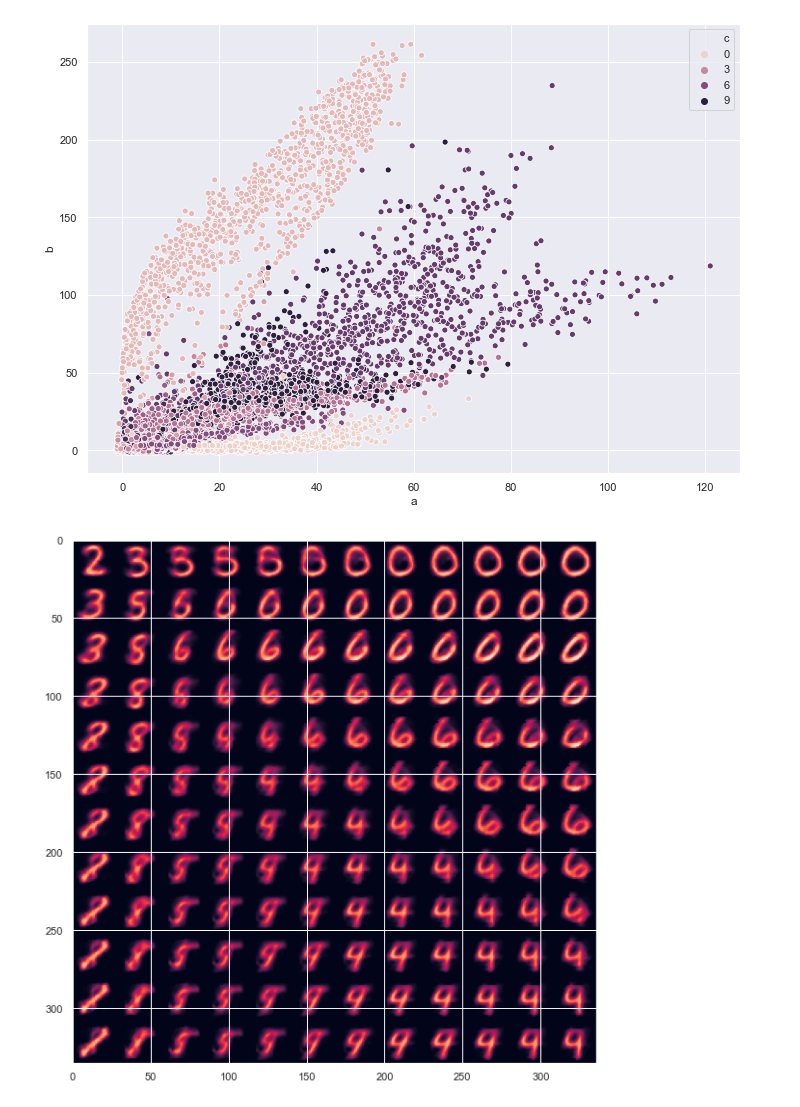
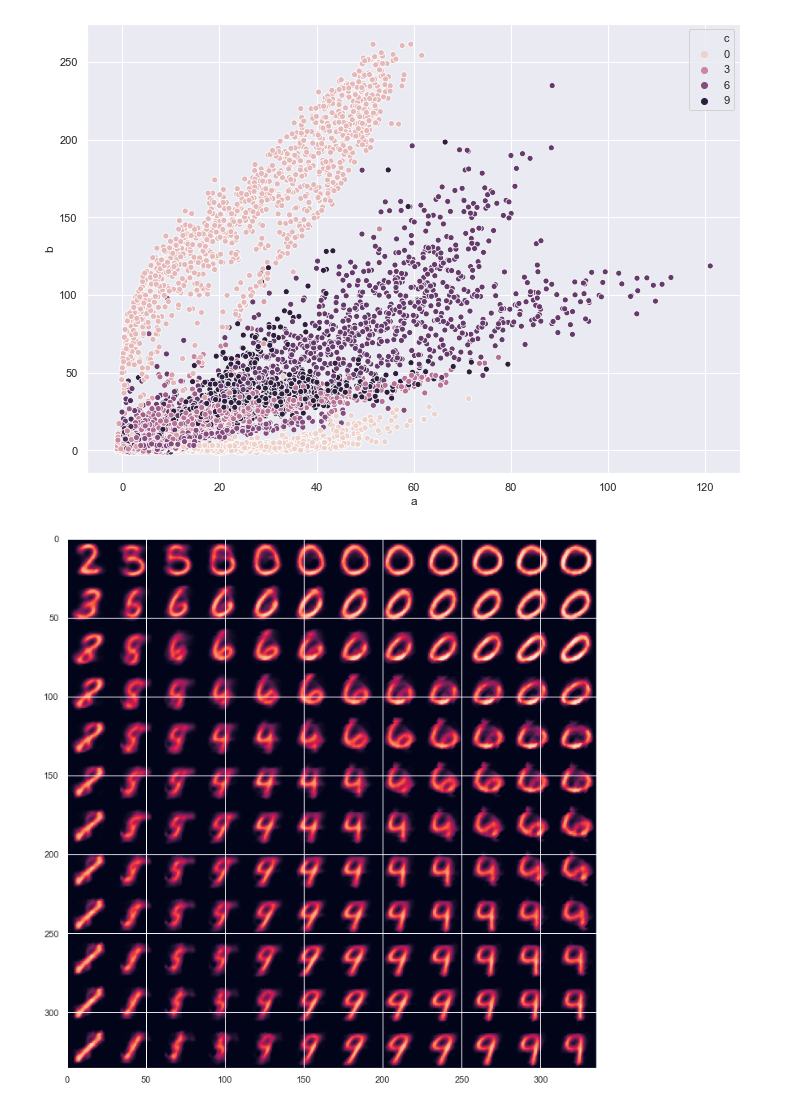
Before and after one commit to AStoeffelbauer/PyTorchTraining, a Jupyter notebook: Autoencoder.ipynb, the cells around one changed output. Saved outputs shown, nothing was run; the diff lists cells and outputs as text; code cells hidden in the pictures.

```diff
--- a/Autoencoder.ipynb
+++ b/Autoencoder.ipynb
@@ -156,3 +158,19 @@ sns.scatterplot(x='a', y='b', hue='c', data=df)
 # %% [output]
 <matplotlib.axes._subplots.AxesSubplot at 0x...>
 [figure]
+# %%
+# PCA dimensionality reduction
+from sklearn.decomposition import PCA
+
+n = 10000
+
+pca = PCA(n_components = 2)
+X2D = pca.fit_transform(emb[:n])
+
+labels_clean = np.where(y_test==1)[1]
+df = pd.DataFrame(data=X2D)
+df[2] = labels_clean[:n]
+df.columns = ['a', 'b', 'c']
+
+sns.set(rc={'figure.figsize':(11.7,8.27)})
+sns.scatterplot(x='a', y='b', hue='c', data=df)
@@ -293,17 +351,17 @@ grid_y = np.linspace(0, 40, n)
 # %%
 digit_size = 28
 figure = np.zeros((digit_size * n, digit_size * n))
 
 for i, yi in enumerate(grid_x):
     for j, xi in enumerate(grid_y):
-        z_sample = np.array([[xi, yi]]) * .5
+        z_sample = np.array([[xi, yi]]) * .8
         x_decoded = decoder.predict(z_sample)
         digit = x_decoded[0].reshape(digit_size, digit_size)
         figure[i * digit_size: (i + 1) * digit_size,
                j * digit_size: (j + 1) * digit_size] = digit
 
-plt.figure(figsize=(10, 10))
+plt.figure(figsize=(n, n))
 plt.imshow(figure)
 plt.show()
 # %% [output]
-[figure, old version]
+[figure, new version]
```
Also changed, not shown: parts of 7 cells of this notebook.
